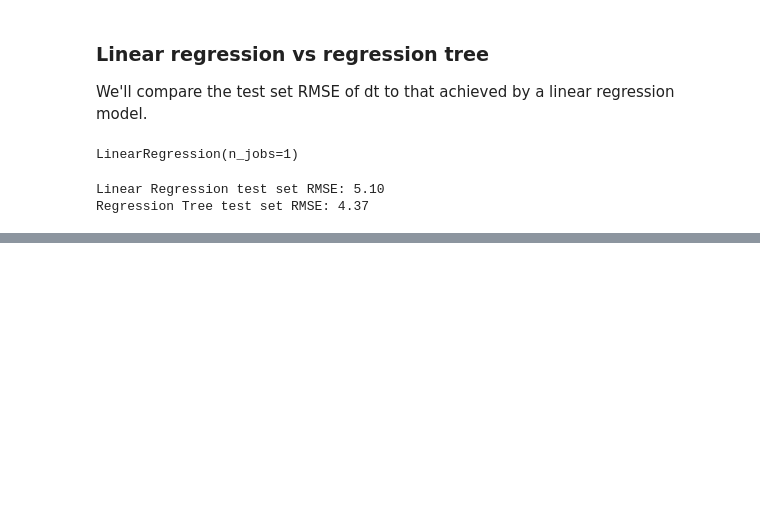
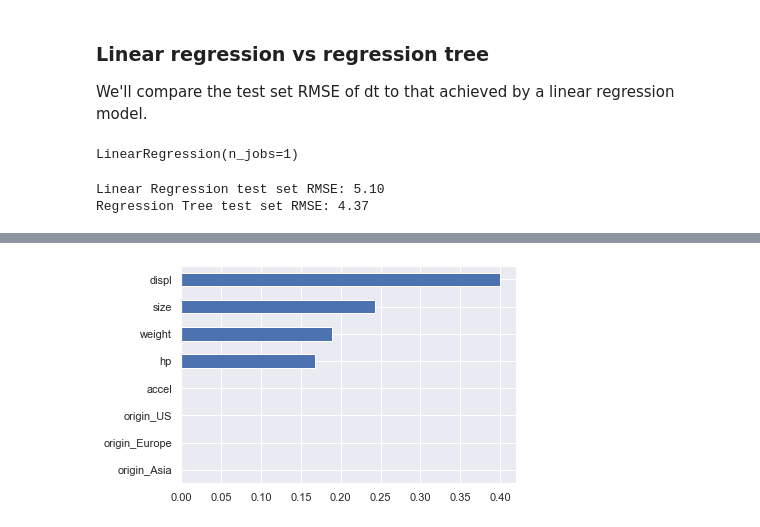
Before and after one commit to SunnyZebarlu/4--Machine-Learning-with-Tree-Based-Models-in-Python, a Jupyter notebook: Machine Learning with Tree-Based Models in Python.ipynb, the cells around one changed output, grey strips where cells are left out. Cells and saved outputs as stored; diff of their text form; code cells hidden in the pictures; blank space fills up the shorter version.

```diff
--- a/Machine Learning with Tree-Based Models in Python.ipynb
+++ b/Machine Learning with Tree-Based Models in Python.ipynb
@@ -428,0 +946,8 @@ Regression Tree test set RMSE: 4.37
+# %%
+X_train_auto, X_test_auto, y_train_auto, y_test_auto = train_test_split(X_all_auto, y_mpg_auto,
+                                                                       test_size=.3, random_state=SEED)
+rf_auto = RandomForestRegressor(n_estimators=400, min_samples_leaf=.12, random_state=SEED)
+rf_auto.fit(X_train_auto, y_train_auto)
+y_pred_auto = rf_auto.predict(X_test_auto)
+rmse_test_auto = MSE(y_test_auto, y_pred_auto)**(1/2)
+print(f"Test set RMSE of rf {rmse_test_auto:.3f}")
@@ -428,0 +964,6 @@ Regression Tree test set RMSE: 4.37
+# %%
+importances_rf_auto = pd.Series(rf_auto.feature_importances_, index=X_all_auto.columns).sort_values()
+importances_rf_auto.plot(kind='barh')
+plt.show()
+# %% [output]
+[figure, added]
```
Also changed, not shown: parts of 78 cells of this notebook, 12 other files.
